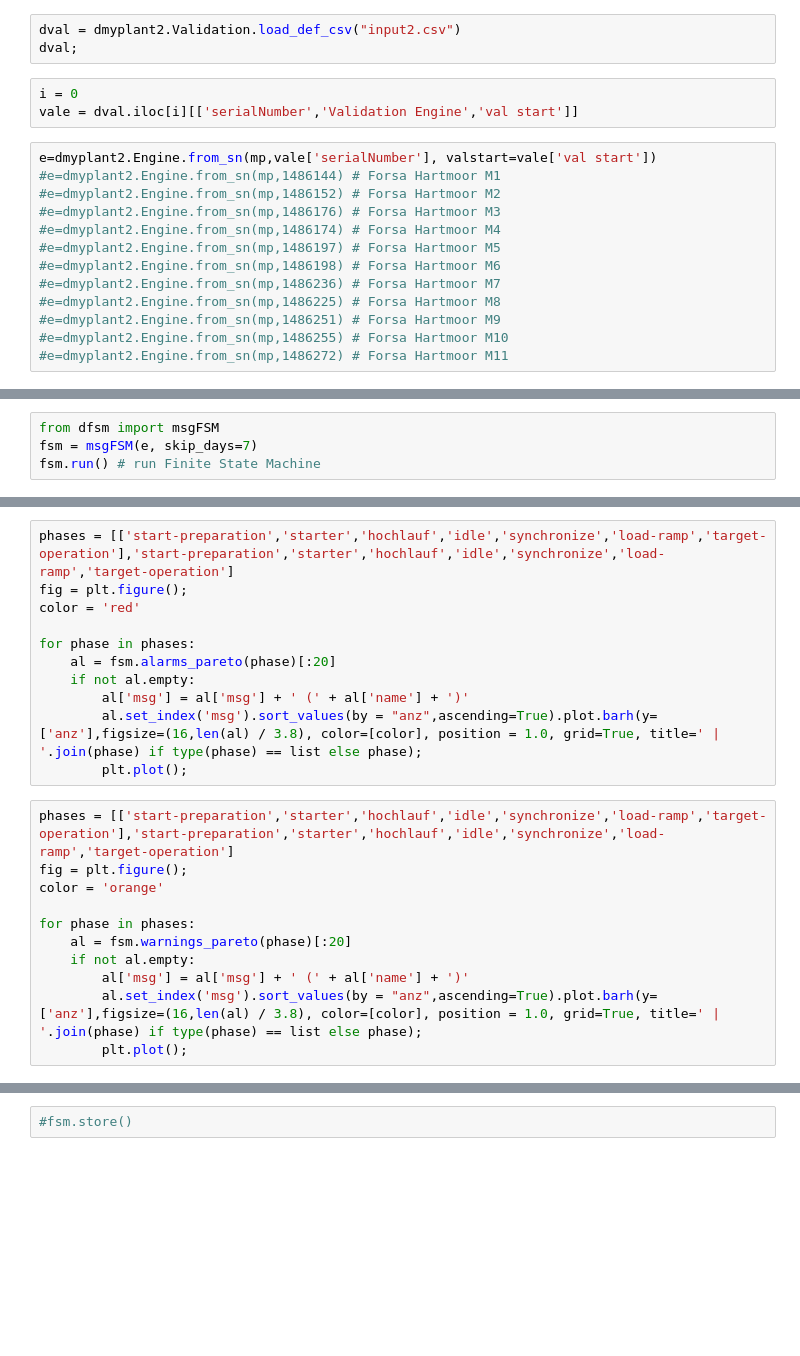
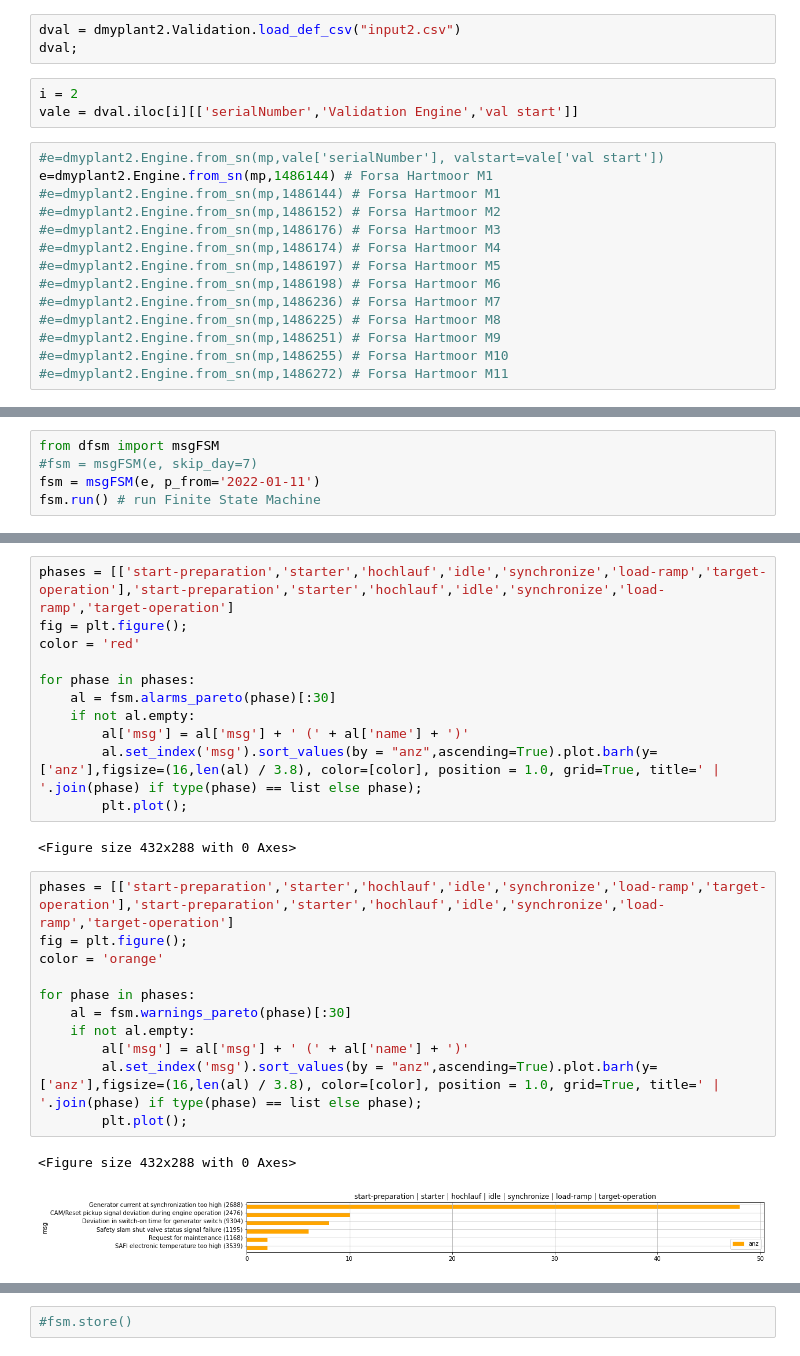
Before and after one commit to dieterch/statemachine, a Jupyter notebook: play.ipynb, the cells around one changed output, grey strips where cells are left out. Drawn from its saved outputs; the diff is of its cells as text; blank space fills up the shorter version.

```diff
--- a/play.ipynb
+++ b/play.ipynb
@@ -12,10 +12,11 @@ mp = dmyplant2.MyPlant(3600)
 dval = dmyplant2.Validation.load_def_csv("input2.csv")
 dval;
 # %%
-i = 0
+i = 2
 vale = dval.iloc[i][['serialNumber','Validation Engine','val start']]
 # %%
-e=dmyplant2.Engine.from_sn(mp,vale['serialNumber'], valstart=vale['val start'])
+#e=dmyplant2.Engine.from_sn(mp,vale['serialNumber'], valstart=vale['val start'])
+e=dmyplant2.Engine.from_sn(mp,1486144) # Forsa Hartmoor M1
 #e=dmyplant2.Engine.from_sn(mp,1486144) # Forsa Hartmoor M1
 #e=dmyplant2.Engine.from_sn(mp,1486152) # Forsa Hartmoor M2
 #e=dmyplant2.Engine.from_sn(mp,1486176) # Forsa Hartmoor M3
@@ -58,4 +43,5 @@ pd.DataFrame.from_dict(e.dash, orient='index').T
 # %%
 from dfsm import msgFSM
-fsm = msgFSM(e, skip_days=7)
+#fsm = msgFSM(e, skip_day=7)
+fsm = msgFSM(e, p_from='2022-01-11')
 fsm.run() # run Finite State Machine
@@ -131,19 +171,24 @@ fig = plt.figure();
 color = 'red'
 
 for phase in phases:
-    al = fsm.alarms_pareto(phase)[:20]
+    al = fsm.alarms_pareto(phase)[:30]
     if not al.empty:
         al['msg'] = al['msg'] + ' (' + al['name'] + ')'
         al.set_index('msg').sort_values(by = "anz",ascending=True).plot.barh(y=['anz'],figsize=(16,len(al) / 3.8), color=[color], position = 1.0, grid=True, title=' | '.join(phase) if type(phase) == list else phase);
         plt.plot();
+# %% [output]
+<Figure size 432x288 with 0 Axes>
 # %%
 phases = [['start-preparation','starter','hochlauf','idle','synchronize','load-ramp','target-operation'],'start-preparation','starter','hochlauf','idle','synchronize','load-ramp','target-operation']
 fig = plt.figure();
 color = 'orange'
 
 for phase in phases:
-    al = fsm.warnings_pareto(phase)[:20]
+    al = fsm.warnings_pareto(phase)[:30]
     if not al.empty:
         al['msg'] = al['msg'] + ' (' + al['name'] + ')'
         al.set_index('msg').sort_values(by = "anz",ascending=True).plot.barh(y=['anz'],figsize=(16,len(al) / 3.8), color=[color], position = 1.0, grid=True, title=' | '.join(phase) if type(phase) == list else phase);
         plt.plot();
+# %% [output]
+<Figure size 432x288 with 0 Axes>
+[figure, added]
```
Also changed, not shown: parts of 26 cells of this notebook, 5 other files.
